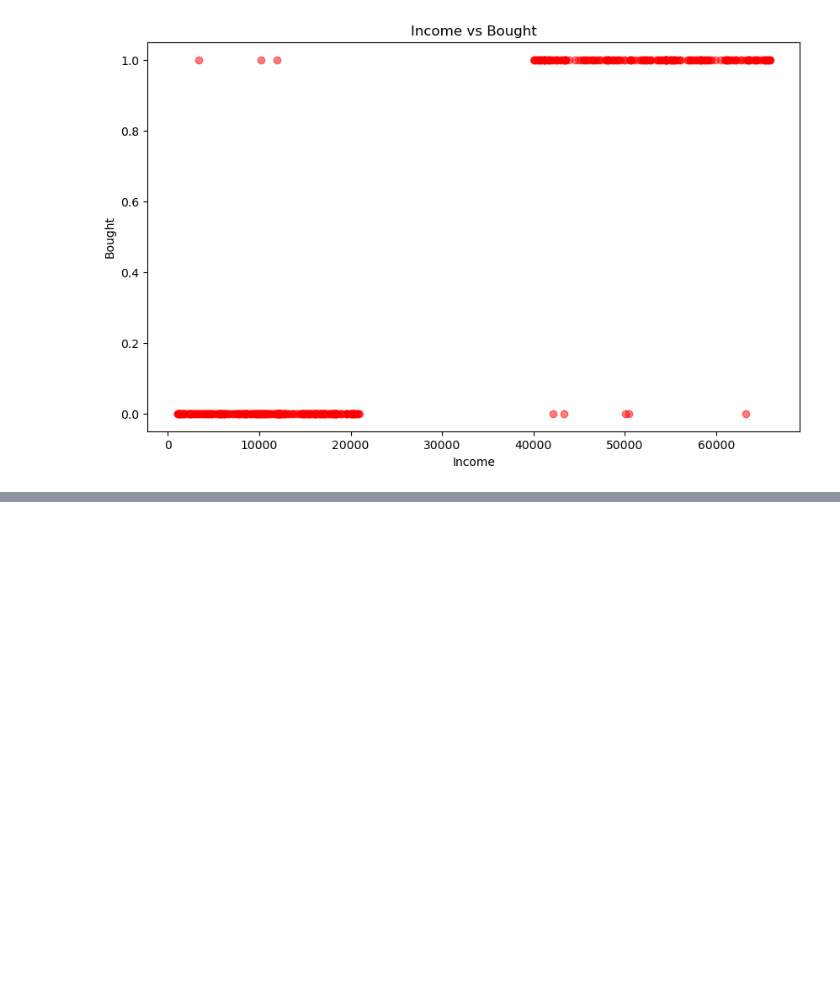
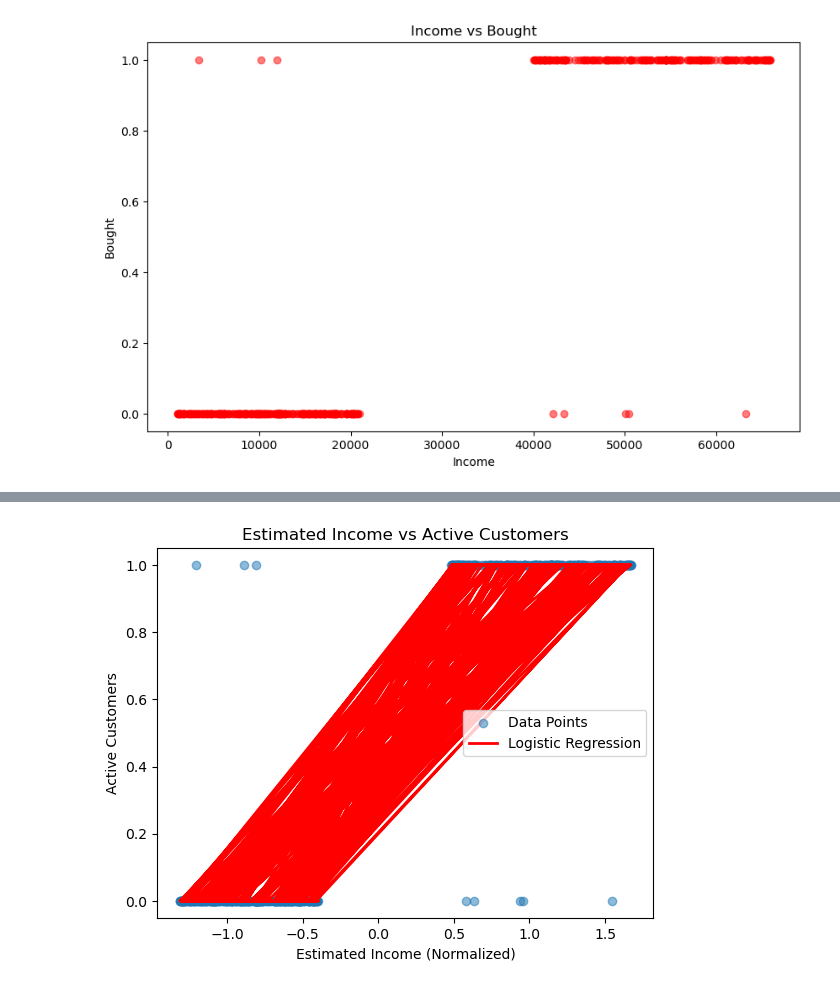
Before and after one commit to Bansnetsajak007/coreMachineLearningandDeepLearning, a Jupyter notebook: logistic_regression.ipynb, the cells around one changed output, grey strips where cells are left out. Cells and saved outputs as stored; diff of their text form; code cells hidden in the pictures; blank space fills up the shorter version.

```diff
--- a/logistic_regression.ipynb
+++ b/logistic_regression.ipynb
@@ -34,0 +67,21 @@ Lies in Class 1
+# %%
+# let's use logistic regression from sklearn
+from sklearn.linear_model import LogisticRegression
+
+# Reshape X for sklearn
+X_reshaped = X_normalize.reshape(-1, 1)
+# Create and fit the model
+model = LogisticRegression()
+model.fit(X_reshaped, y)
+# Make predictions
+y_pred_sklearn = model.predict(X_reshaped)
+# Plotting the results
+plt.scatter(X_normalize, y, alpha=0.5, label='Data Points')
+plt.plot(X_normalize, y_pred_sklearn, color='red', linewidth=2, label='Logistic Regression')
+plt.title('Estimated Income vs Active Customers')
+plt.xlabel('Estimated Income (Normalized)')
+plt.ylabel('Active Customers')
+plt.legend()
+plt.show()
+# %% [output]
+[figure, added]
```
Also changed, not shown: parts of 5 cells of this notebook, 1 other file.
